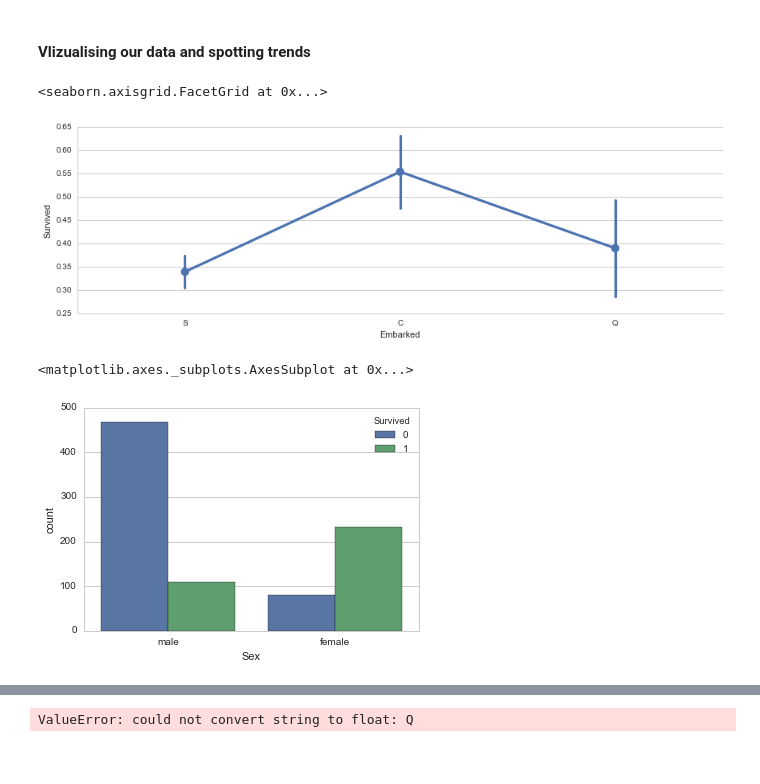
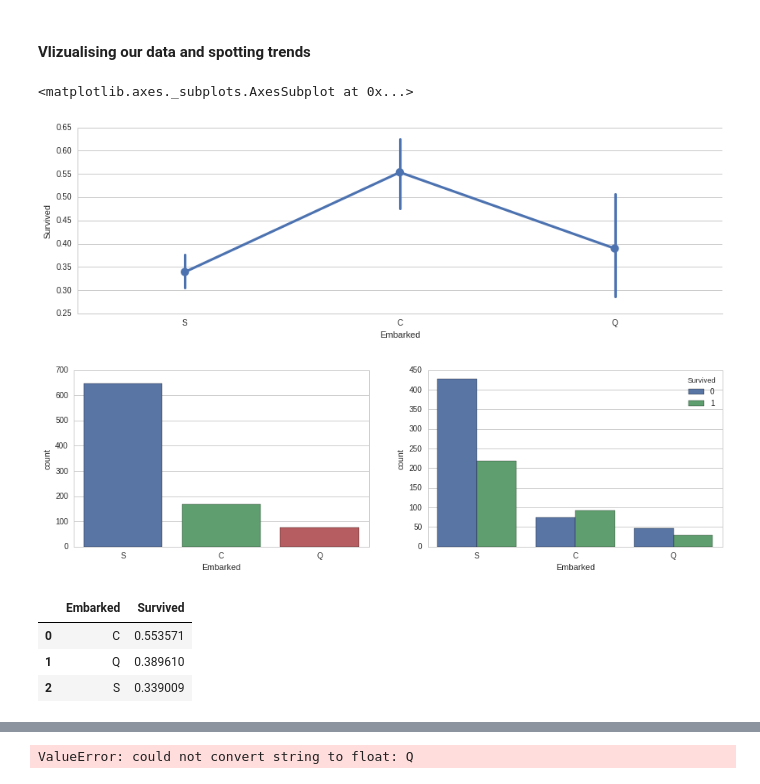
Before and after one commit to chaicebryan/kaggle-titanic, a Jupyter notebook: src/src.ipynb, the cells around one changed output, grey strips where cells are left out. Drawn from its saved outputs; the diff is of its cells as text; code cells hidden in the pictures; blank space fills up the shorter version.

Commit message:
Fiddling around and understanding graphs

```diff
--- a/src/src.ipynb
+++ b/src/src.ipynb
@@ -52,22 +52,39 @@ testing_df = testing_df.drop(['Name', 'Ticket'], axis=1)
 # %% [markdown]
 #### Vlizualising our data and spotting trends
 # %%
+# Fill in missing values from the embarked column with the most common value that appears
 training_df['Embarked'] = training_df['Embarked'].fillna('S')
 
 import matplotlib.pyplot as plt
 import seaborn as sns
-sns.set_style('whitegrid')
 %matplotlib inline
 
 sns.factorplot('Embarked', 'Survived', data=training_df,size=4,aspect=3)
+
+figure = plt.figure(figsize=(15,9))
+
+diagram1 = figure.add_subplot(221)
+diagram2 = figure.add_subplot(222)
+
+sns.countplot(x='Embarked', data=training_df, ax=diagram1)
+sns.countplot(x='Embarked', hue='Survived', data=training_df, ax=diagram2)
 # %% [output]
-<seaborn.axisgrid.FacetGrid at 0x...>
+<matplotlib.axes._subplots.AxesSubplot at 0x...>
 [figure]
+[figure, added]
-# %%
-sns.countplot(data=training_df, hue='Survived', x='Sex')
-# %% [output]
-<matplotlib.axes._subplots.AxesSubplot at 0x...>
-[figure, removed]
+# %%
+# Get the average amount of people that survived in each group (S,C,V)
+
+# First let's simplify our dataset by just getting the Embarked and Survived columns
+embarked_and_survived = training_df[['Embarked', 'Survived']]
+
+grouped = embarked_and_survived.groupby(['Embarked'], as_index=False)
+grouped.mean().head()
+# %% [output]
+|  | Embarked | Survived |
+| 0 | C | 0.553571 |
+| 1 | Q | 0.389610 |
+| 2 | S | 0.339009 |
 # %%
 X_train = training_df.drop("Survived",axis=1)
 Y_train = training_df["Survived"]
```
Also changed, not shown: parts of 1 cell of this notebook.
